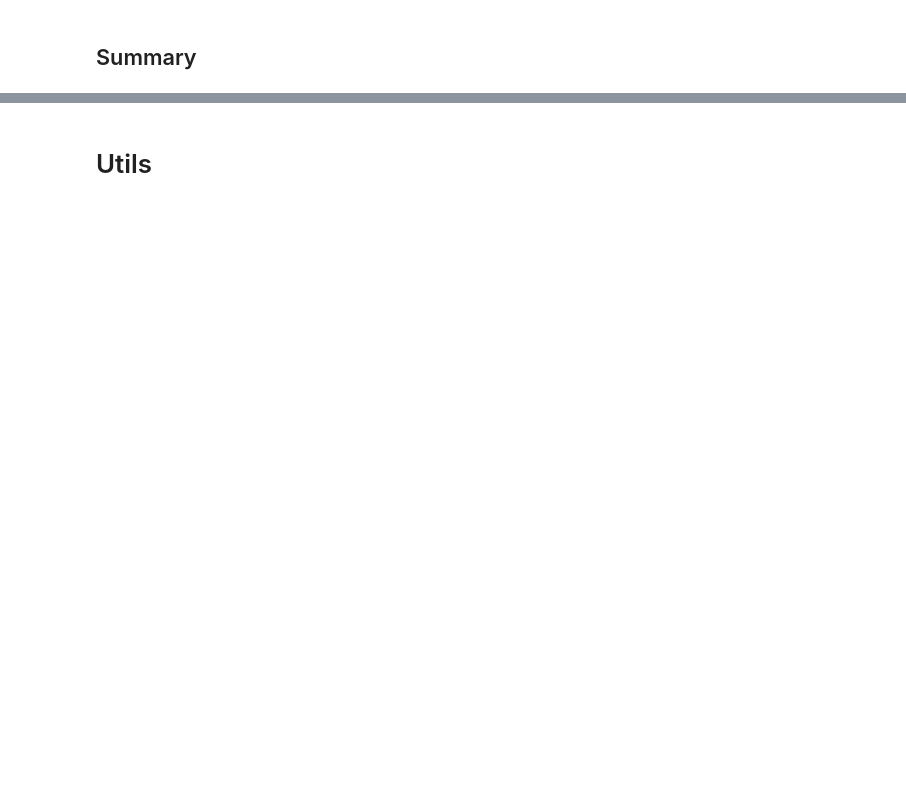
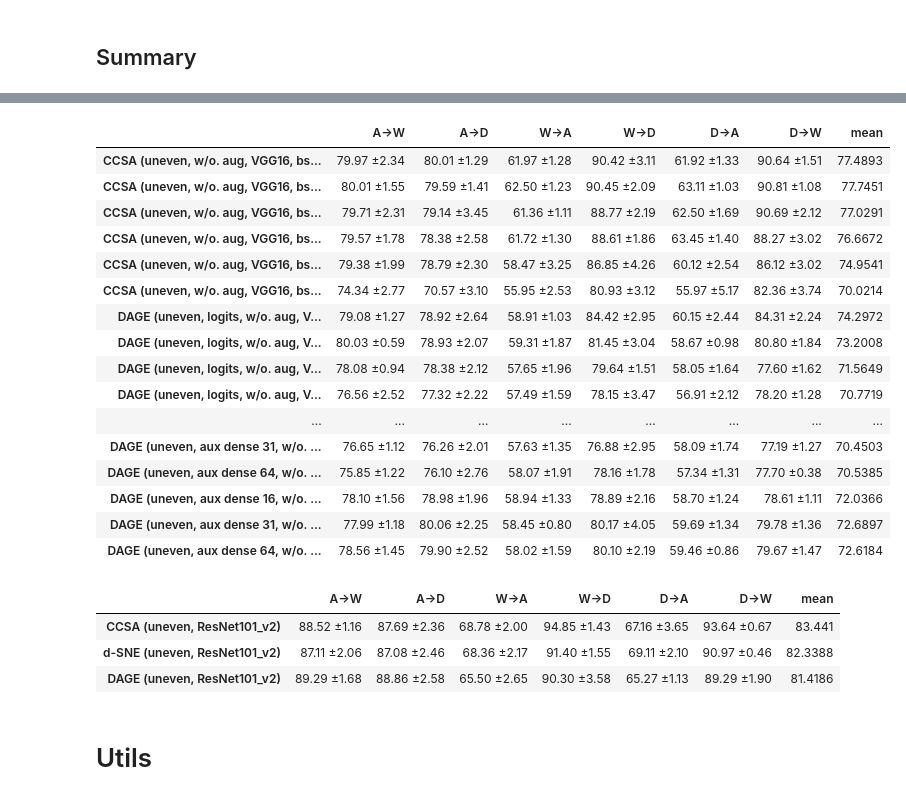
Before and after one commit to LukasHedegaard/dage, a Jupyter notebook: notebooks/test-eval.ipynb, the cells around one changed output, grey strips where cells are left out. Saved outputs shown, nothing was run; the diff lists cells and outputs as text; code cells hidden in the pictures; blank space fills up the shorter version.

```diff
--- a/notebooks/test-eval.ipynb
+++ b/notebooks/test-eval.ipynb
@@ -451,0 +959,9 @@ dage_resnet_uneven_scores.describe().T
+# %%
+dage_aux_dense_64_bs_full_scores = get_score_combinations_new(
+    method='dage_aux_dense',
+    experiment_id='dage_vary_emb_size',
+    config_key='aux_dense_size',
+    config_value=64,
+    avg_types=['macro avg'],
+)*100
+dage_aux_dense_64_bs_full_scores.describe().T
@@ -451,0 +978,9 @@ dage_resnet_uneven_scores.describe().T
+# %%
+dage_aux_dense_16_bs_16_scores = get_score_combinations_new(
+    method='dage_aux_dense',
+    experiment_id='dage_aux_dense_low_bs',
+    config_key='aux_dense_size',
+    config_value=16,
+    avg_types=['macro avg'],
+)*100
+dage_aux_dense_16_bs_16_scores.describe().T
@@ -451,0 +995,9 @@ dage_resnet_uneven_scores.describe().T
+# %%
+dage_aux_dense_31_bs_16_scores = get_score_combinations_new(
+    method='dage_aux_dense',
+    experiment_id='dage_aux_dense_low_bs',
+    config_key='aux_dense_size',
+    config_value=31,
+    avg_types=['macro avg'],
+)*100
+dage_aux_dense_31_bs_16_scores.describe().T
@@ -451,0 +1012,9 @@ dage_resnet_uneven_scores.describe().T
+# %%
+dage_aux_dense_64_bs_16_scores = get_score_combinations_new(
+    method='dage_aux_dense',
+    experiment_id='dage_aux_dense_low_bs',
+    config_key='aux_dense_size',
+    config_value=64,
+    avg_types=['macro avg'],
+)*100
+dage_aux_dense_64_bs_16_scores.describe().T
@@ -499,3 +1112,30 @@ df_all.style.apply(highlight_max)
+# %%
+df_all_from_feat_vgg16.style.apply(highlight_max)
+# %% [output]
+|  | A->W | A->D | W->A | W->D | D->A | D->W | mean |
+| CCSA (uneven, w/o. aug, VGG16, bs... | 79.97 ±2.34 | 80.01 ±1.29 | 61.97 ±1.28 | 90.42 ±3.11 | 61.92 ±1.33 | 90.64 ±1.51 | 77.4893 |
+| CCSA (uneven, w/o. aug, VGG16, bs... | 80.01 ±1.55 | 79.59 ±1.41 | 62.50 ±1.23 | 90.45 ±2.09 | 63.11 ±1.03 | 90.81 ±1.08 | 77.7451 |
+| CCSA (uneven, w/o. aug, VGG16, bs... | 79.71 ±2.31 | 79.14 ±3.45 | 61.36 ±1.11 | 88.77 ±2.19 | 62.50 ±1.69 | 90.69 ±2.12 | 77.0291 |
+| CCSA (uneven, w/o. aug, VGG16, bs... | 79.57 ±1.78 | 78.38 ±2.58 | 61.72 ±1.30 | 88.61 ±1.86 | 63.45 ±1.40 | 88.27 ±3.02 | 76.6672 |
+| CCSA (uneven, w/o. aug, VGG16, bs... | 79.38 ±1.99 | 78.79 ±2.30 | 58.47 ±3.25 | 86.85 ±4.26 | 60.12 ±2.54 | 86.12 ±3.02 | 74.9541 |
+| CCSA (uneven, w/o. aug, VGG16, bs... | 74.34 ±2.77 | 70.57 ±3.10 | 55.95 ±2.53 | 80.93 ±3.12 | 55.97 ±5.17 | 82.36 ±3.74 | 70.0214 |
+| DAGE (uneven, logits, w/o. aug, V... | 79.08 ±1.27 | 78.92 ±2.64 | 58.91 ±1.03 | 84.42 ±2.95 | 60.15 ±2.44 | 84.31 ±2.24 | 74.2972 |
+| DAGE (uneven, logits, w/o. aug, V... | 80.03 ±0.59 | 78.93 ±2.07 | 59.31 ±1.87 | 81.45 ±3.04 | 58.67 ±0.98 | 80.80 ±1.84 | 73.2008 |
+| DAGE (uneven, logits, w/o. aug, V... | 78.08 ±0.94 | 78.38 ±2.12 | 57.65 ±1.96 | 79.64 ±1.51 | 58.05 ±1.64 | 77.60 ±1.62 | 71.5649 |
+| DAGE (uneven, logits, w/o. aug, V... | 76.56 ±2.52 | 77.32 ±2.22 | 57.49 ±1.59 | 78.15 ±3.47 | 56.91 ±2.12 | 78.20 ±1.28 | 70.7719 |
+| ... | ... | ... | ... | ... | ... | ... | ... |
+| DAGE (uneven, aux dense 31, w/o. ... | 76.65 ±1.12 | 76.26 ±2.01 | 57.63 ±1.35 | 76.88 ±2.95 | 58.09 ±1.74 | 77.19 ±1.27 | 70.4503 |
+| DAGE (uneven, aux dense 64, w/o. ... | 75.85 ±1.22 | 76.10 ±2.76 | 58.07 ±1.91 | 78.16 ±1.78 | 57.34 ±1.31 | 77.70 ±0.38 | 70.5385 |
+| DAGE (uneven, aux dense 16, w/o. ... | 78.10 ±1.56 | 78.98 ±1.96 | 58.94 ±1.33 | 78.89 ±2.16 | 58.70 ±1.24 | 78.61 ±1.11 | 72.0366 |
+| DAGE (uneven, aux dense 31, w/o. ... | 77.99 ±1.18 | 80.06 ±2.25 | 58.45 ±0.80 | 80.17 ±4.05 | 59.69 ±1.34 | 79.78 ±1.36 | 72.6897 |
+| DAGE (uneven, aux dense 64, w/o. ... | 78.56 ±1.45 | 79.90 ±2.52 | 58.02 ±1.59 | 80.10 ±2.19 | 59.46 ±0.86 | 79.67 ±1.47 | 72.6184 |
+# %%
+df_all_from_img_renset101.style.apply(highlight_max)
+# %% [output]
+|  | A->W | A->D | W->A | W->D | D->A | D->W | mean |
+| CCSA (uneven, ResNet101_v2) | 88.52 ±1.16 | 87.69 ±2.36 | 68.78 ±2.00 | 94.85 ±1.43 | 67.16 ±3.65 | 93.64 ±0.67 | 83.441 |
+| d-SNE (uneven, ResNet101_v2) | 87.11 ±2.06 | 87.08 ±2.46 | 68.36 ±2.17 | 91.40 ±1.55 | 69.11 ±2.10 | 90.97 ±0.46 | 82.3388 |
+| DAGE (uneven, ResNet101_v2) | 89.29 ±1.68 | 88.86 ±2.58 | 65.50 ±2.65 | 90.30 ±3.58 | 65.27 ±1.13 | 89.29 ±1.90 | 81.4186 |
 # %% [markdown]
 # Utils
 # %%
```
Also changed, not shown: parts of 76 cells of this notebook.
